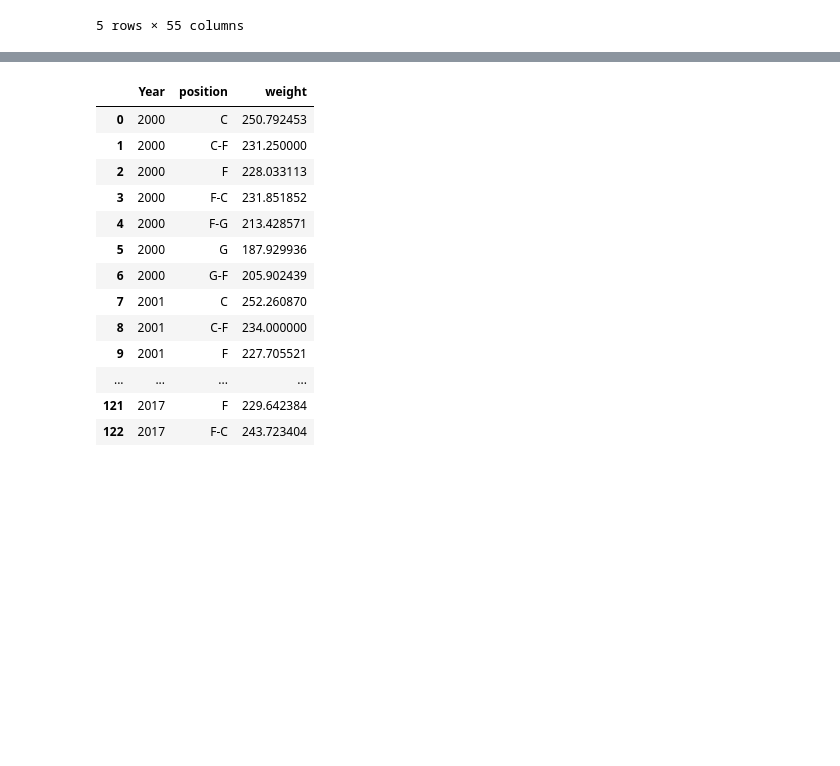
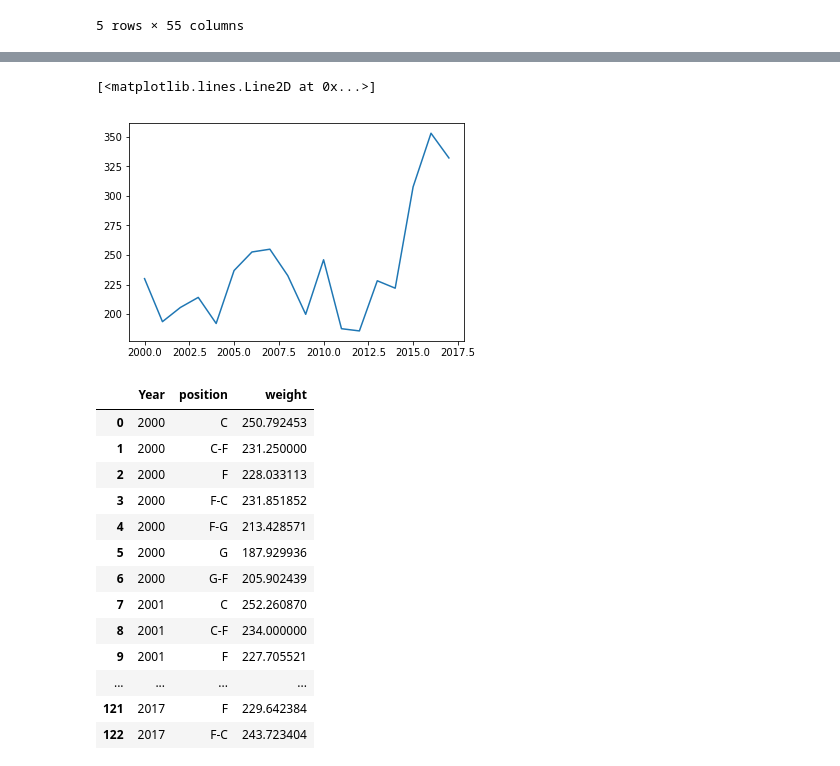
Before and after one commit to logan7734/Project1_repo, a Jupyter notebook: Logan_Main.ipynb, the cells around one changed output, grey strips where cells are left out. Cells and saved outputs as stored; diff of their text form; code cells hidden in the pictures; blank space fills up the shorter version.

```diff
--- a/Logan_Main.ipynb
+++ b/Logan_Main.ipynb
@@ -141,3 +236,14 @@ Ttest_indResult(statistic=2.532745256072087, pvalue=0.013225838140149666)
+# %%
+x= [2000, 2001, 2002, 2003, 2004, 2005, 2006, 2007, 2008, 2009, 2010, 2011, 2012, 2013, 2014, 2015, 2016, 2017]
+y = [center["TRB"].mean(),center_1["TRB"].mean(),center_2["TRB"].mean(), center_3["TRB"].mean(), center_4["TRB"].mean(),
+center_5["TRB"].mean(), center_6["TRB"].mean(), center_7["TRB"].mean(), center_8["TRB"].mean(), center_9["TRB"].mean(),
+center_10["TRB"].mean(), center_11["TRB"].mean(), center_12["TRB"].mean(), center_13["TRB"].mean(), center_14["TRB"].mean(),
+center_15["TRB"].mean(),center_16["TRB"].mean(),center_17["TRB"].mean()]
+#plt.savefig("Logan_Images/3PA Plot.png")
+plt.plot(x,y)
+# %% [output]
+[<matplotlib.lines.Line2D at 0x...>]
+[figure, added]
 # %%
 #Drop N/A values in 'Pos' column
 #desired_years_df["Pos"] = complete_df.Pos.dropna()
```
Also changed, not shown: parts of 25 cells of this notebook, 3 other files.
